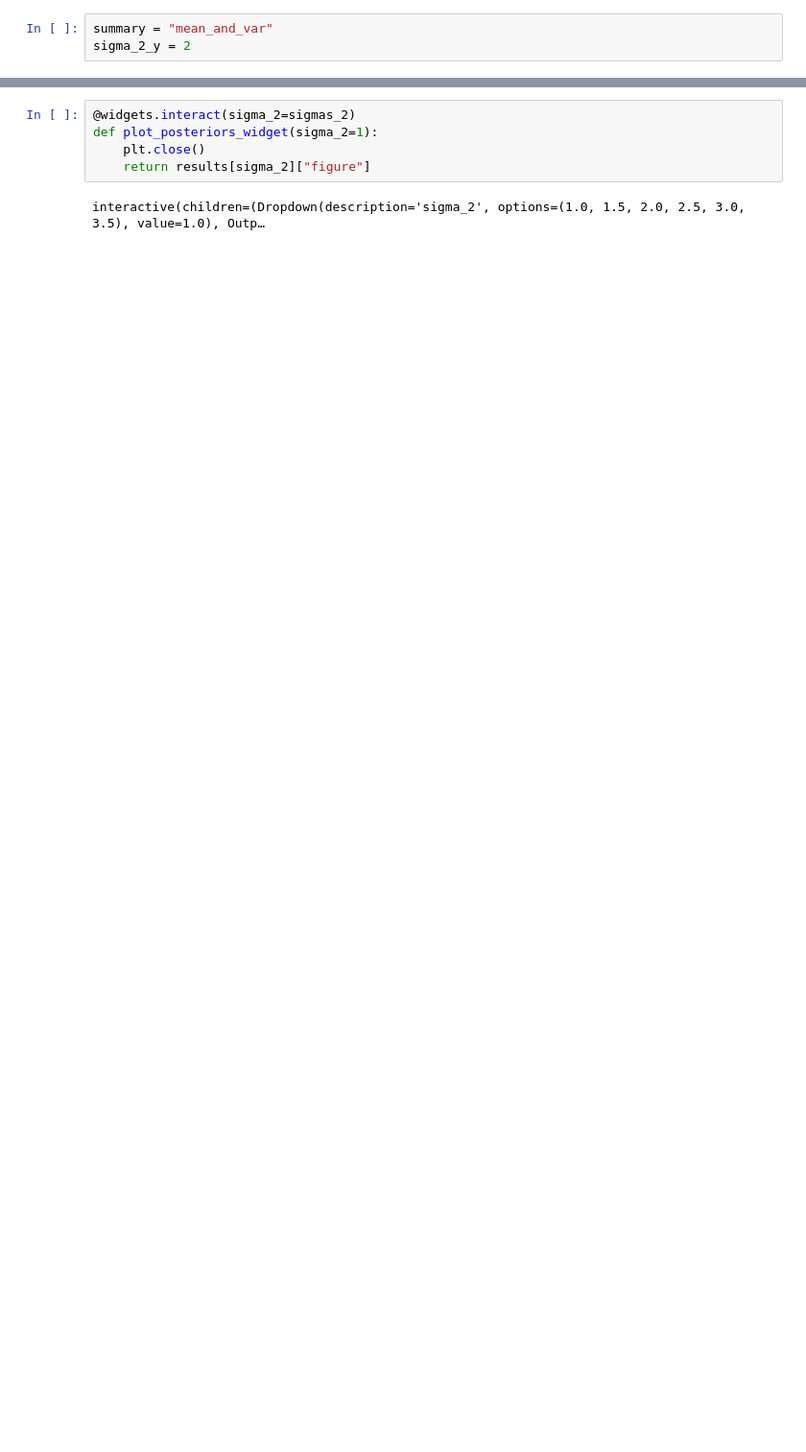
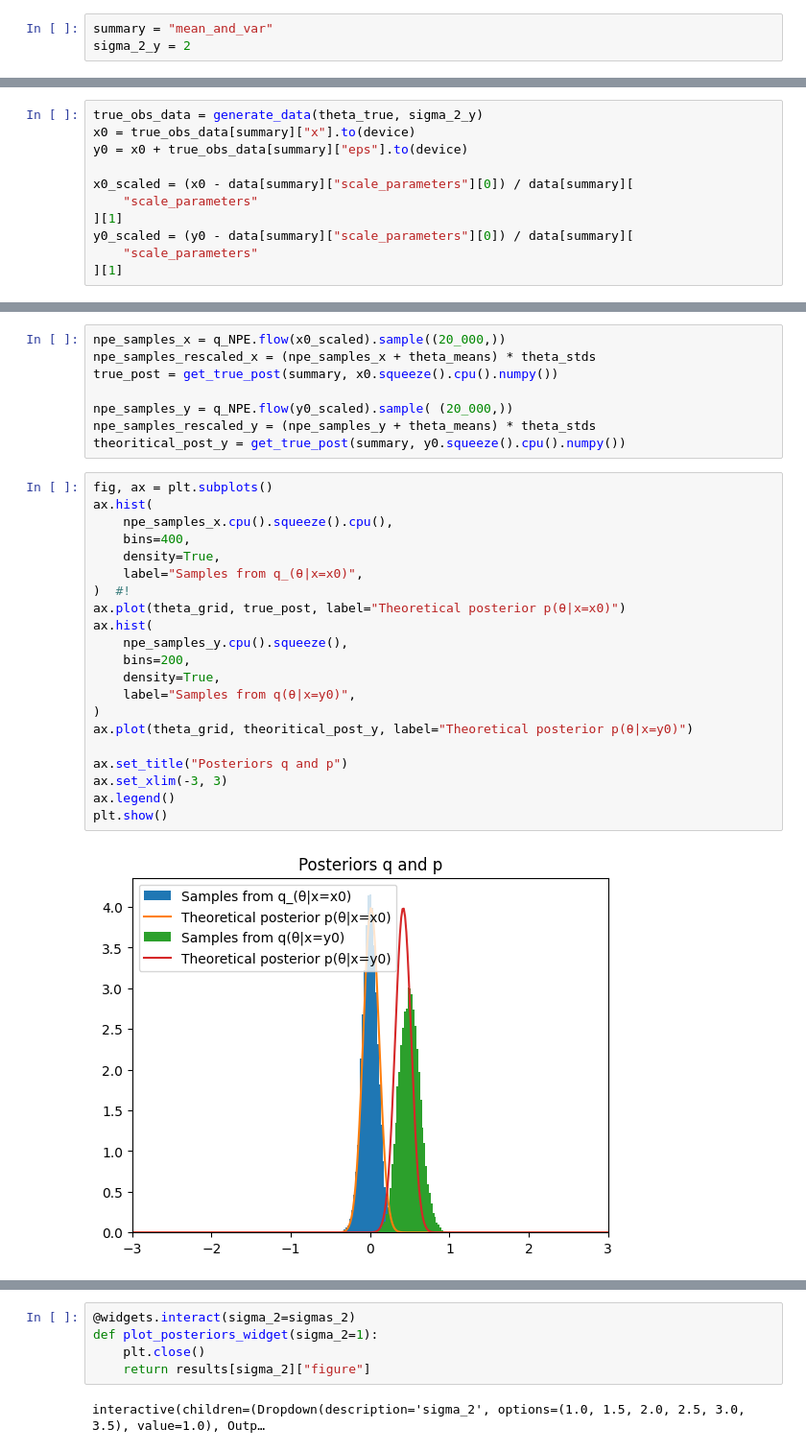
Before and after one commit to MouzaouiMatthieu/PFE, a Jupyter notebook: RNPE.ipynb, the cells around one changed output, grey strips where cells are left out. Shown at 96% size. Cells and saved outputs as stored; diff of their text form; blank space fills up the shorter version.

```diff
--- a/RNPE.ipynb
+++ b/RNPE.ipynb
@@ -536,0 +276,11 @@ with tqdm(sigmas_2, unit ='Sigma²', desc='Corruption') as tq:
+# %%
+true_obs_data = generate_data(theta_true, sigma_2_y)
+x0 = true_obs_data[summary]["x"].to(device)
+y0 = x0 + true_obs_data[summary]["eps"].to(device)
+
+x0_scaled = (x0 - data[summary]["scale_parameters"][0]) / data[summary][
+    "scale_parameters"
+][1]
+y0_scaled = (y0 - data[summary]["scale_parameters"][0]) / data[summary][
+    "scale_parameters"
+][1]
@@ -536,0 +331,31 @@ with tqdm(sigmas_2, unit ='Sigma²', desc='Corruption') as tq:
+# %%
+npe_samples_x = q_NPE.flow(x0_scaled).sample((20_000,))
+npe_samples_rescaled_x = (npe_samples_x + theta_means) * theta_stds
+true_post = get_true_post(summary, x0.squeeze().cpu().numpy())
+
+npe_samples_y = q_NPE.flow(y0_scaled).sample( (20_000,))
+npe_samples_rescaled_y = (npe_samples_y + theta_means) * theta_stds
+theoritical_post_y = get_true_post(summary, y0.squeeze().cpu().numpy())
+# %%
+fig, ax = plt.subplots()
+ax.hist(
+    npe_samples_x.cpu().squeeze().cpu(),
+    bins=400,
+    density=True,
+    label="Samples from q_(θ|x=x0)",
+)  #!
+ax.plot(theta_grid, true_post, label="Theoretical posterior p(θ|x=x0)")
+ax.hist(
+    npe_samples_y.cpu().squeeze(),
+    bins=200,
+    density=True,
+    label="Samples from q(θ|x=y0)",
+)
+ax.plot(theta_grid, theoritical_post_y, label="Theoretical posterior p(θ|x=y0)")
+
+ax.set_title("Posteriors q and p")
+ax.set_xlim(-3, 3)
+ax.legend()
+plt.show()
+# %% [output]
+[figure, added]
```
Also changed, not shown: parts of 46 cells of this notebook.
